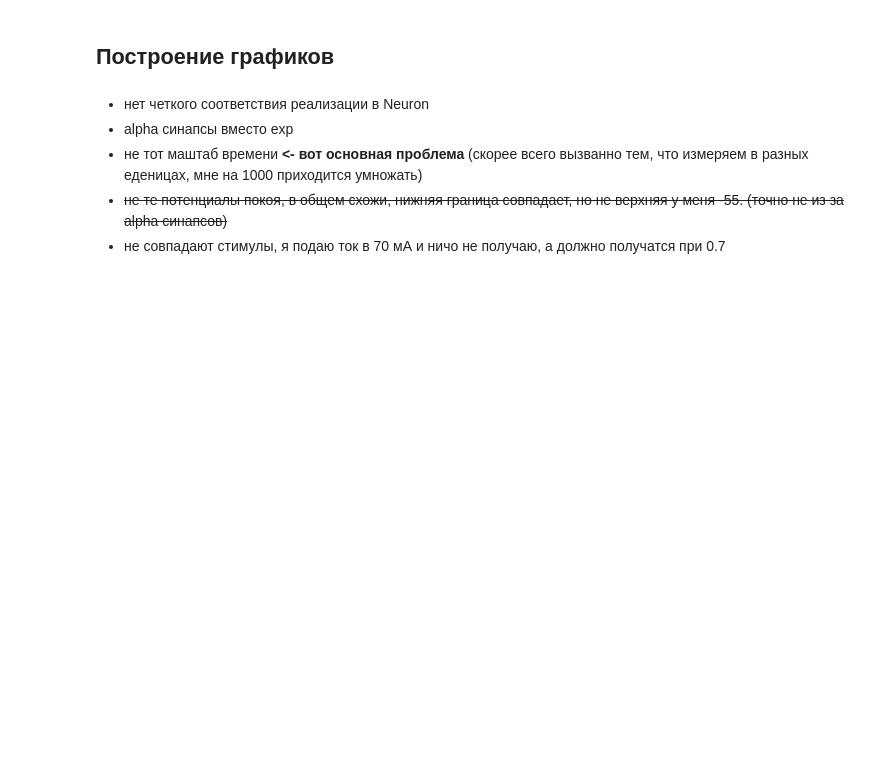
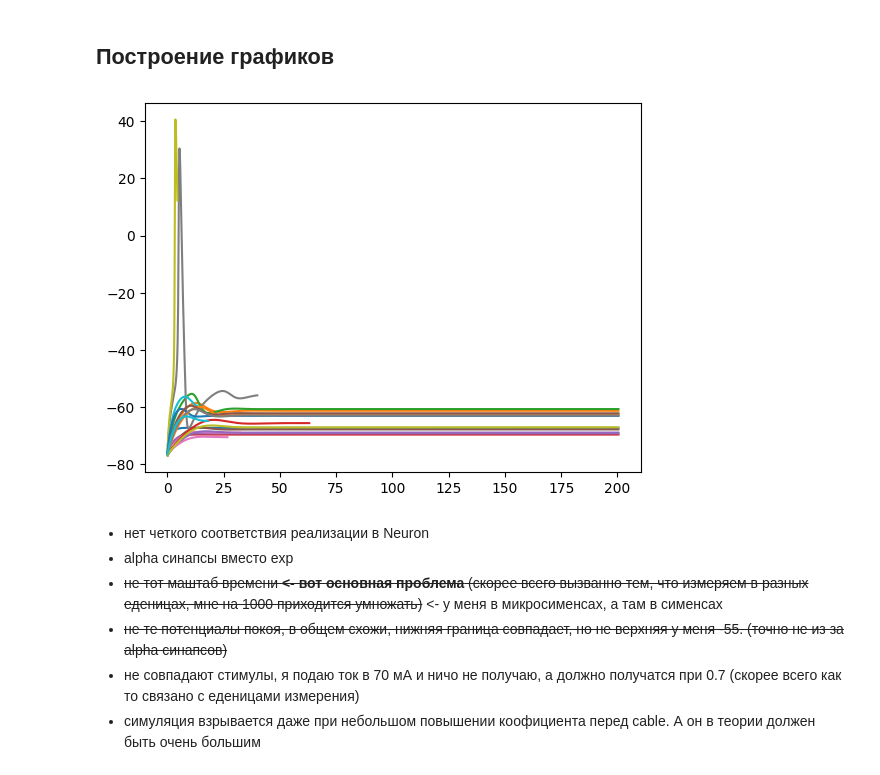
Before and after one commit to Leon-Parepko/Drosophila-Larvae-Simulation, a Jupyter notebook: Ilya/examples/jax/alpha_synapces_params_optimized.ipynb, the cells around one changed output. Cells and saved outputs as stored; diff of their text form; code cells hidden in the pictures; blank space fills up the shorter version.

Commit message:
еденицы измерения

```diff
--- a/Ilya/examples/jax/alpha_synapces_params_optimized.ipynb
+++ b/Ilya/examples/jax/alpha_synapces_params_optimized.ipynb
@@ -102,10 +95,10 @@ num_synapces = res['num_nodes']['alpha']
 total_nodes = num_nodes_hh + num_synapces
 
 initials = {
-    "V":jnp.ones((num_nodes_hh, ), jnp.float32)*-65.0,
-    "m":jnp.ones((num_nodes_hh, ), jnp.float32)*0.05309575,
-    'n':jnp.ones((num_nodes_hh, ), jnp.float32)*0.31806928,
-    'h':jnp.ones((num_nodes_hh, ), jnp.float32)*0.5951813 ,
+    "V":jnp.ones((num_nodes_hh, ), jnp.float32)*-77.0,
+    "m":jnp.ones((num_nodes_hh, ), jnp.float32)*0.05529518,
+    'n':jnp.ones((num_nodes_hh, ), jnp.float32)*0.32336363,
+    'h':jnp.ones((num_nodes_hh, ), jnp.float32)*0.58303326 ,
     'alpha':jnp.ones((num_nodes_hh, 2), jnp.float32)*0.0,
     "time":0.0
 }
@@ -129,14 +122,14 @@ consts = {
 scale = 1000
 new_consts = {
     "C": jnp.ones((num_nodes_hh, ), jnp.float32),# Емкость мембраны (мкФ/см^2)
-    "ENa": 50.0,   # Равновесный потенциал Na+ (мВ)
-    "EK": -77.0,   # Равновесный потенциал K+ (мВ)
-    "EL": -54,   # Равновесный потенциал утечки (мВ)
-    "gNa": jnp.array(res['gnabar_hh'])*scale,  # Максимальная проводимость Na+ (мСм/см^2)
-    "gK": jnp.array(res['gkbar_hh'])*scale,    # Максимальная проводимость K+ (мСм/см^2)
-    "gL": jnp.array(res['gl_hh'])*scale,     # Проводимость утечки (мСм/см^2),
+    "ENa": 50.0, #mV
+    "EK": -77.0, #mV
+    "EL": -54, #mV
+    "gNa": jnp.array(res['gnabar_hh'])*scale,# mS/cm^2
+    "gK": jnp.array(res['gkbar_hh'])*scale,  # mS/cm^2
+    "gL": jnp.array(res['gl_hh'])*scale,     # mS/cm^2
     "tau":1.25,
-    'E_rev':-70.0,
+    'E_rev':0.0,
     'V_m':jnp.ones((num_nodes_hh, ), jnp.float32),
     'alpha_syn_detector_treshold':0.5,
     'synaptic_weights':0.5,
@@ -168,14 +166,14 @@ dict_keys(['num_nodes', 'mapping', 'edges_cable_to_cable', 'edges_cable_to_alpha
 # %% [markdown]
 ## Запуск симуляции
 # %%
-my_pipeline = get_my_pipeline(new_consts, 0.005)
+my_pipeline = get_my_pipeline(new_consts, 0.001)
 # %%
 @jax.jit
 def output_transform(state):
-    return state['time'], state['V'].at[stom[:, 1]].get()
+    return state['time'], state['V'].at[stom[:, 1]].get(), state['m'].at[stom[:, 1]].get(), state['n'].at[stom[:, 1]].get(), state['h'].at[stom[:, 1]].get()
 
-jsim = simulation(initials, my_pipeline, 200, output_transform)
-H = jsim.run(200)
+jsim = simulation(initials, my_pipeline, 100, output_transform)
+H = jsim.run(2000)
 # %%
 np.max(H[1])
 # %% [output]
@@ -183,4 +181,10 @@ Array(37.06458, dtype=float32)
 # %% [markdown]
 ## Построение графиков
+# %%
+t, v, m, n, h = H
+plt.plot(t, v)
+plt.show()
+# %% [output]
+[figure, added]
 # %%
 Vd = dict()
@@ -192,6 +195,7 @@ plot_results(t, Vd, (10, 60), interactive=True)
 # %% [markdown]
 - нет четкого соответствия реализации в Neuron
 - alpha синапсы вместо exp
-- не тот маштаб времени **<- вот основная проблема** (скорее всего вызванно тем, что измеряем в разных еденицах, мне на 1000 приходится умножать)
+- ~~не тот маштаб времени **<- вот основная проблема** (скорее всего вызванно тем, что измеряем в разных еденицах, мне на 1000 приходится умножать)~~ <- у меня в микросименсах, а там в сименсах
 - ~~не те потенциалы покоя, в общем схожи, нижняя граница совпадает, но не верхняя у меня -55. (точно не из за alpha синапсов)~~
-- не совпадают стимулы, я подаю ток в 70 мА и ничо не получаю, а должно получатся при 0.7
+- не совпадают стимулы, я подаю ток в 70 мА и ничо не получаю, а должно получатся при 0.7 (скорее всего как то связано с еденицами измерения)
+- симуляция взрывается даже при небольшом повышении коофициента перед cable. А он в теории должен быть очень большим
```
Also changed, not shown: parts of 4 cells of this notebook, 3 other files.
